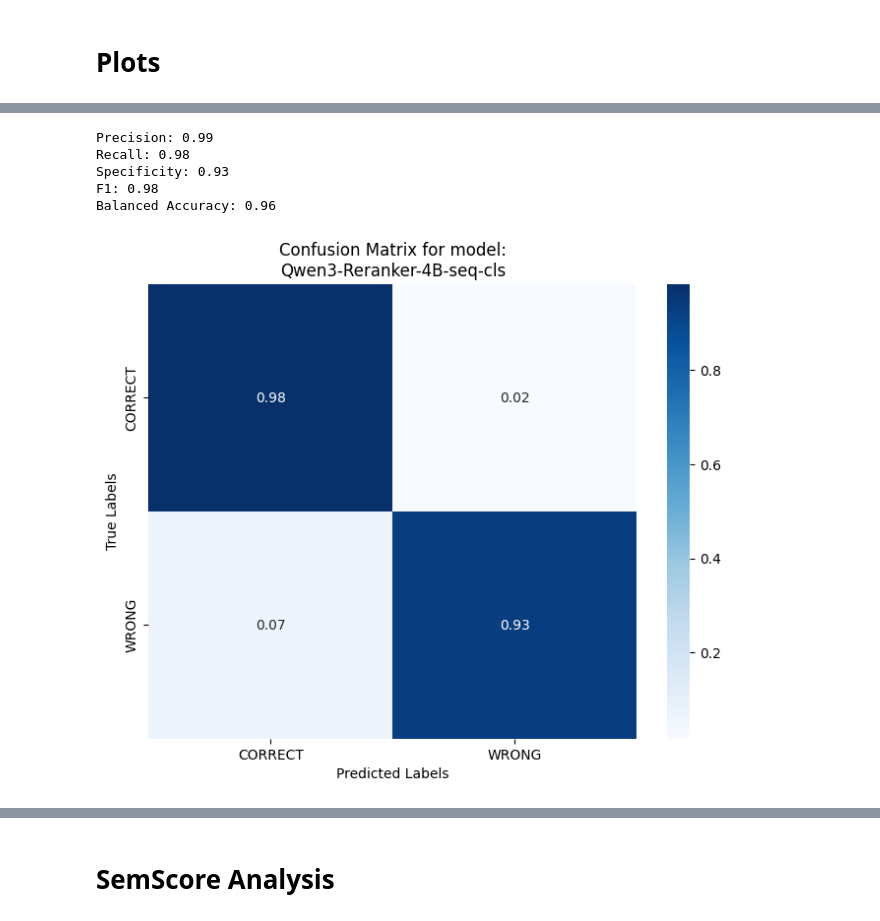
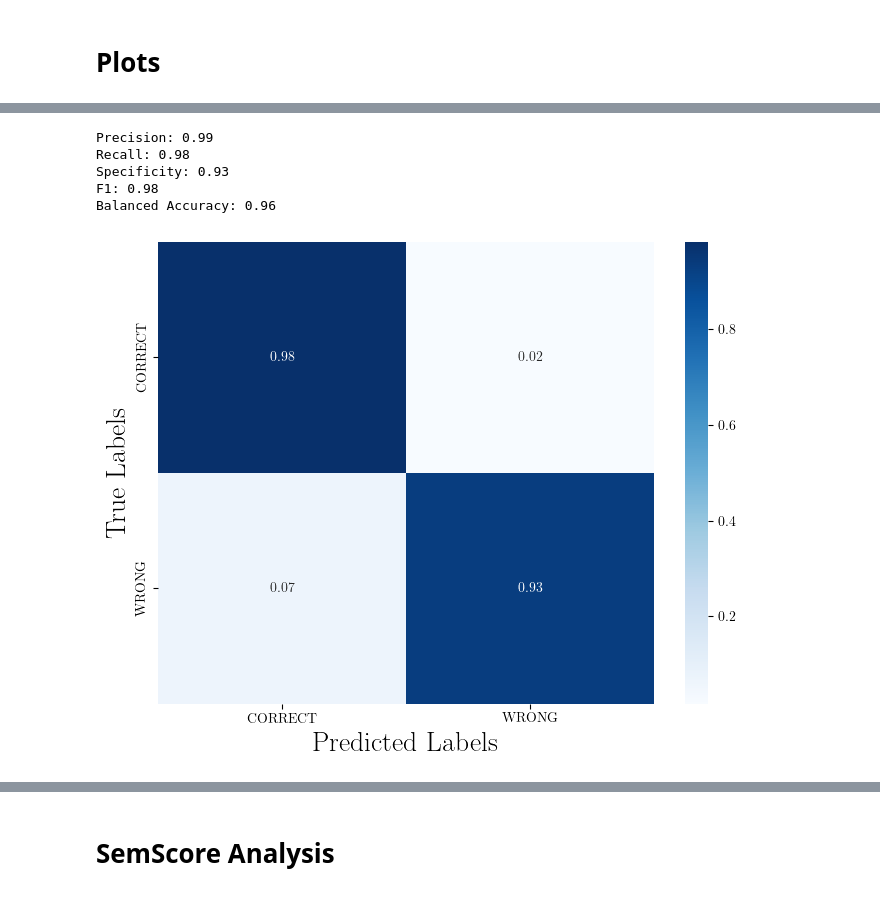
Before and after one commit to pnyxai/a-vert, a Jupyter notebook: notebooks/process_results.ipynb, the cells around one changed output, grey strips where cells are left out. Saved outputs shown, nothing was run; the diff lists cells and outputs as text; code cells hidden in the pictures.

```diff
--- a/notebooks/process_results.ipynb
+++ b/notebooks/process_results.ipynb
@@ -8,6 +8,12 @@ import pandas as pd
 import seaborn as sns
 import matplotlib.pyplot as plt
 from sklearn.metrics import confusion_matrix, precision_score, recall_score, f1_score, balanced_accuracy_score, roc_curve, auc
+# %%
+#;atplotlib con LaTex
+from matplotlib import rc
+rc('font', **{'family':'serif','serif':'Computer Modern'})
+rc('text', usetex=True)
+plt.rc('text.latex', preamble=r'\usepackage{amsmath}') #Cargar paquetes de latex para usar sus funciones
 # %% [markdown]
 # Process Experiment Results
 
@@ -207,8 +233,11 @@ BEST_IS_INSTRUCTED = True
 BEST_IS_RERANKER = True
 BEST_IS_ENHANCED = True
 
-SAVE_FIGURES = False
+SAVE_FIGURES = True
 OUTPUT_PATH_FIGURES = './output'
+label_size = 20
+title_size = 36
+legend_size = 18
 # %%
 if SAVE_FIGURES:
     if not os.path.exists(OUTPUT_PATH_FIGURES):
@@ -280,6 +309,8 @@ for emb_model_dir in tqdm(os.listdir(DATA_PATH), total=len(os.listdir(DATA_PATH)
                             model_metadata["reranker"],
                             model_metadata["a-vert_enhance"],
                             lm_dir,
+                            int(np.ceil(len(obj["resps"][0][0].split(" "))*0.75)),
+                            int(np.ceil(len(obj["arguments"]["gen_args_0"]["arg_0"][0].split(" "))*0.75)),
                             result_file.split('_2025')[0].split('samples_')[-1],
                             obj["doc_id"],
                             obj["a-vert_match"],
@@ -295,6 +326,8 @@ data_df = pd.DataFrame(data_rows, columns=["embedding_model",
                                            "reranker",
                                            "enhance",
                                            "language_model",
+                                           "aprox_output_tokens",
+                                           "aprox_input_tokens",
                                            "dataset_task",
                                            "prompt_idx",
                                            "a-vert_match",
@@ -495,45 +533,48 @@ accurracy_compare_df.sort_values("balanced_accuracy", ascending=False)
+# %%
+plot_df = merged_df.loc[(merged_df["embedding_model"].str.contains(BEST_MODEL)) *\
+                         (merged_df["enhance"]==BEST_IS_ENHANCED) *\
+                         (merged_df["reranker"]==BEST_IS_RERANKER) *\
+                         (merged_df["instruction_applied"]==BEST_IS_INSTRUCTED) ]
+
+precision, recall, f1, specificity, balanced_accuracy = calculate_metrics(plot_df)
+
+print(f"Precision: {precision:.2f}")
+print(f"Recall: {recall:.2f}")
+print(f"Specificity: {specificity:.2f}")
+print(f"F1: {f1:.2f}")
+print(f"Balanced Accuracy: {balanced_accuracy:.2f}")
+
+# Get labels in the order for plotting the confusion matrix
+true_labels = 1-plot_df['human_tag']
+predicted_labels = 1-plot_df['a-vert_match']
+
+# Calculate the confusion matrix
+conf_matrix = confusion_matrix(true_labels, predicted_labels).astype(np.float64)
+conf_matrix[0,:] /= conf_matrix.sum(axis=-1)[0]
+conf_matrix[1,:] /= conf_matrix.sum(axis=-1)[1]
+# %% [output]
+Precision: 0.99
+Recall: 0.98
+Specificity: 0.93
+F1: 0.98
+Balanced Accuracy: 0.96
 # %%
-plot_df = merged_df.loc[(merged_df["embedding_model"].str.contains(BEST_MODEL)) *\
-                         (merged_df["enhance"]==BEST_IS_ENHANCED) *\
-                         (merged_df["reranker"]==BEST_IS_RERANKER) *\
-                         (merged_df["instruction_applied"]==BEST_IS_INSTRUCTED) ]
-
-precision, recall, f1, specificity, balanced_accuracy = calculate_metrics(plot_df)
-
-print(f"Precision: {precision:.2f}")
-print(f"Recall: {recall:.2f}")
-print(f"Specificity: {specificity:.2f}")
-print(f"F1: {f1:.2f}")
-print(f"Balanced Accuracy: {balanced_accuracy:.2f}")
-
-# Get labels in the order for plotting the confusion matrix
-true_labels = 1-plot_df['human_tag']
-predicted_labels = 1-plot_df['a-vert_match']
-
-# Calculate the confusion matrix
-conf_matrix = confusion_matrix(true_labels, predicted_labels).astype(np.float64)
-conf_matrix[0,:] /= conf_matrix.sum(axis=-1)[0]
-conf_matrix[1,:] /= conf_matrix.sum(axis=-1)[1]
 # Plot the confusion matrix using seaborn
 plt.figure(figsize=(8, 6))
 sns.heatmap(conf_matrix, annot=True, fmt='0.2f', cmap='Blues',
             xticklabels=['CORRECT', 'WRONG'],
             yticklabels=['CORRECT', 'WRONG'])
-plt.xlabel('Predicted Labels')
-plt.ylabel('True Labels')
+plt.xlabel('Predicted Labels', size=label_size)
+plt.ylabel('True Labels', size=label_size)
 if SAVE_FIGURES:
     plt.draw()
     plt.savefig(os.path.join(OUTPUT_PATH_FIGURES, f'confusion-matrix_{BEST_MODEL}.png'))
+    plt.savefig(os.path.join(OUTPUT_PATH_FIGURES, f'confusion-matrix_{BEST_MODEL}.pdf'), dpi=300)
 else:
-    plt.title(f'Confusion Matrix for model:\n{BEST_MODEL}')
+    plt.title(f'Confusion Matrix for model:\n{renaming_rank_model_map[BEST_MODEL]}', size=16)
 plt.show()
 # %% [output]
-Precision: 0.99
-Recall: 0.98
-Specificity: 0.93
-F1: 0.98
-Balanced Accuracy: 0.96
-[figure, old version]
+[figure, new version]
 # %%
 
 
```
Also changed, not shown: parts of 53 cells of this notebook, 2 other files.
